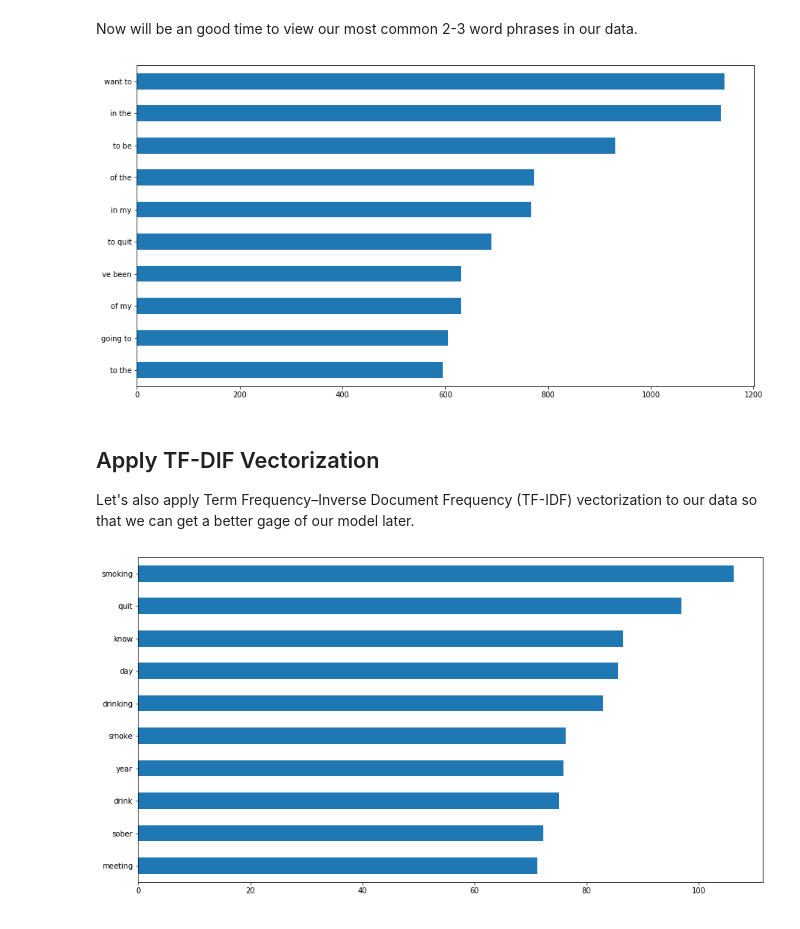
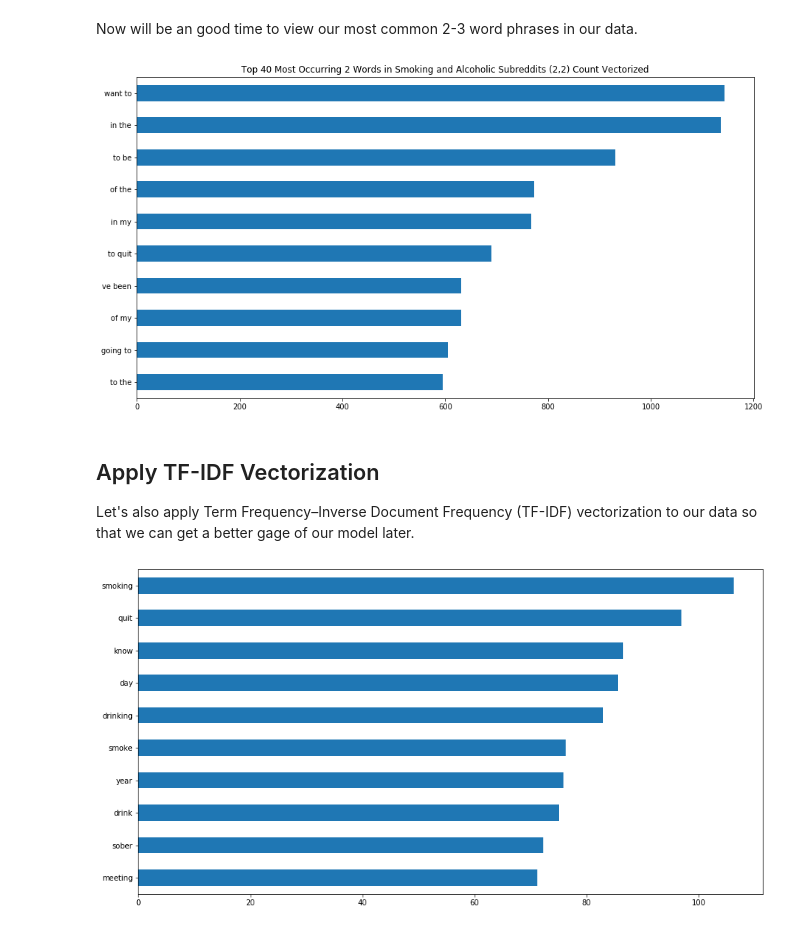
Before and after one commit to IMetherlence/dsi25-proj3, a Jupyter notebook: codes/EDA and Modelling.ipynb, the cells around one changed output. Cells and saved outputs as stored; diff of their text form; code cells hidden in the pictures.

```diff
--- a/codes/EDA and Modelling.ipynb
+++ b/codes/EDA and Modelling.ipynb
@@ -237,11 +237,11 @@ Now will be an good time to view our most common 2-3 word phrases in our data.
 # %%
 plt.figure(figsize = (15,8))
 
-X_counts_df_ngram.sum().sort_values(ascending = True).tail(10).plot(kind = 'barh');
+X_counts_df_ngram.sum().sort_values(ascending = True).tail(10).plot(kind = 'barh', title='Top 40 Most Occurring 2 Words in Smoking and Alcoholic Subreddits (2,2) Count Vectorized');
 # %% [output]
-[figure, old version]
+[figure, new version]
 # %% [markdown]
-## Apply TF-DIF Vectorization
+## Apply TF-IDF Vectorization
 Let's also apply Term Frequency–Inverse Document Frequency (TF-IDF) vectorization to our data so that we can get a better gage of our model later.
 # %%
 from sklearn.feature_extraction.text import TfidfVectorizer
```
Also changed, not shown: parts of 9 cells of this notebook, 2 other files.
